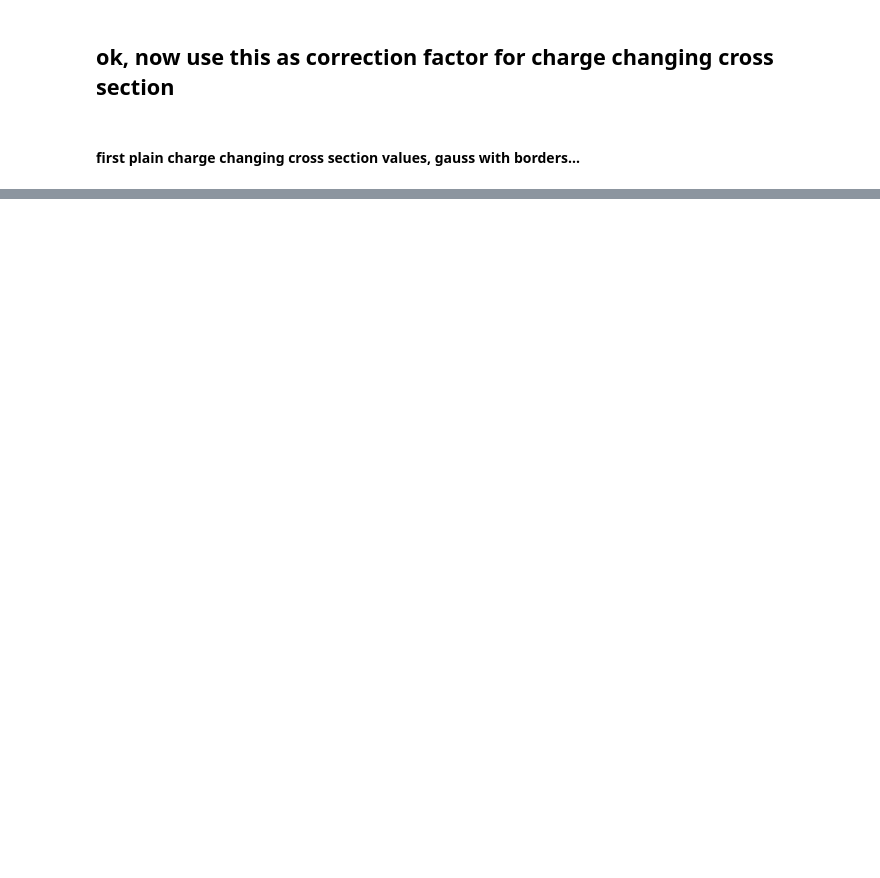
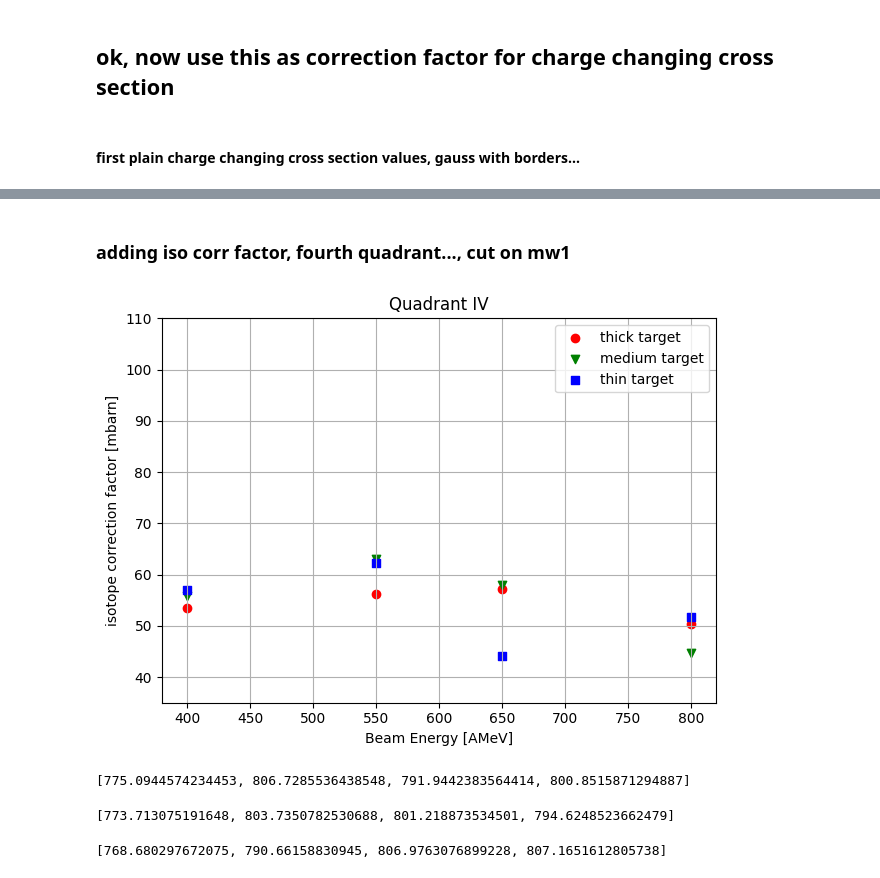
Before and after one commit to jenegger/r3bweek24_gsi, a Jupyter notebook: twim_eff_mw1_2.ipynb, the cells around one changed output, grey strips where cells are left out. Cells and saved outputs as stored; diff of their text form; code cells hidden in the pictures; blank space fills up the shorter version.

```diff
--- a/twim_eff_mw1_2.ipynb
+++ b/twim_eff_mw1_2.ipynb
@@ -288,0 +269,59 @@ Text(0.5, 1.0, 'Geo. Corr. Charge Changing Cross Section')
+# %% [markdown]
+### adding iso corr factor, fourth quadrant..., cut on mw1
+# %%
+def cs_iso_corr(filename,thickness):
+    df = pd.read_csv(filename,sep='\t',names=["datatype","targettype","RunID","energy","iso_corr_factor"])
+    new_density = 1.851
+    T_2198 = (new_density)*(2.1928)*(6.02214076)*(pow(10,23))/(12.011);
+    T_1086 = (new_density)*(1.0793)*(6.02214076)*(pow(10,23))/(12.011);
+    T_54 = (new_density)*(0.5451)*(6.02214076)*(pow(10,23))/(12.011);
+    factor_2198 = (1./T_2198)*(pow(10,27))
+    factor_1086 = (1./T_1086)*(pow(10,27))
+    factor_54 = (1./T_54)*(pow(10,27))
+    energy_vals = ["400","550","650","800"]
+    list_thick = []
+    list_medium = []
+    list_thin = []
+    #print(df)
+    for ene in energy_vals:
+        #print(float(df.loc[(df["targettype"] == "c_2198")& (df["energy"] == float(ene))]["geo_corr_factor"]))
+        #print(float(df.loc[(df["targettype"] == "empty")& (df["energy"] == float(ene))]["geo_corr_factor"]))
+        thick_val = float(df.loc[(df["targettype"] == "c_2198")& (df["energy"] == float(ene))]["iso_corr_factor"])
+        medium_val= float(df.loc[(df["targettype"] == "c_1086")& (df["energy"] == float(ene))]["iso_corr_factor"])
+        thin_val = float(df.loc[(df["targettype"] == "c_54")& (df["energy"] == float(ene))]["iso_corr_factor"])
+        empty_val = float(df.loc[(df["targettype"] == "empty")& (df["energy"] == float(ene))]["iso_corr_factor"])
+        corr_thick = -factor_2198*math.log((1-thick_val)/(1-empty_val))
+        corr_medium = -factor_1086*math.log((1-medium_val)/(1-empty_val))
+        corr_thin = -factor_54*math.log((1-thin_val)/(1-empty_val))
+        list_thick.append(corr_thick)
+        list_medium.append(corr_medium)
+        list_thin.append(corr_thin)
+
+    if (thickness == "thick"):
+        return list_thick
+    if (thickness == "medium"):
+        return list_medium
+    if (thickness == "thin"):
+        return list_thin
+
+#f_quad4 = "quad4_mw1cut.txt"
+f_quad4 = "def_mw3_cluster_2_iso_corr.txt"
+
+thick_quad4 = cs_iso_corr(f_quad4,"thick")
+medium_quad4 = cs_iso_corr(f_quad4,"medium")
+thin_quad4 = cs_iso_corr(f_quad4,"thin")
+fig, ax = plt.subplots()
+fig.tight_layout()
+energy = [400,550,650,800]
+ax.scatter(energy,thick_quad4,label="thick target",color='red',marker="o")
+ax.scatter(energy,medium_quad4,label="medium target",color='green',marker="v")
+ax.scatter(energy,thin_quad4,label="thin target",color='blue',marker="s")
+ax.legend()
+ax.grid()
+ax.set_xlabel("Beam Energy [AMeV]")
+ax.set_ylabel("isotope correction factor [mbarn]")
+ax.set_title("Quadrant IV")
+ax.set_ylim([35, 110])
+fig.tight_layout()
+# %% [output]
+[figure, added]
@@ -288,0 +332,12 @@ Text(0.5, 1.0, 'Geo. Corr. Charge Changing Cross Section')
+# %%
+print(tot_cs_thin)
+# %% [output]
+[775.0944574234453, 806.7285536438548, 791.9442383564414, 800.8515871294887]
+# %%
+print(tot_cs_medium)
+# %% [output]
+[773.713075191648, 803.7350782530688, 801.218873534501, 794.6248523662479]
+# %%
+print(tot_cs_thick)
+# %% [output]
+[768.680297672075, 790.66158830945, 806.9763076899228, 807.1651612805738]
```
Also changed, not shown: parts of 8 cells of this notebook, 17 other files.
